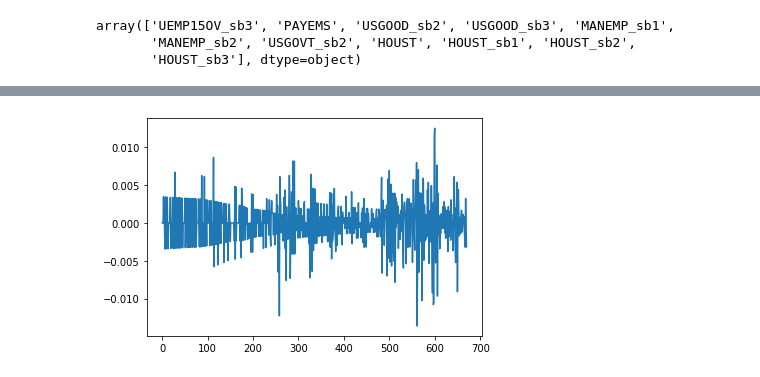
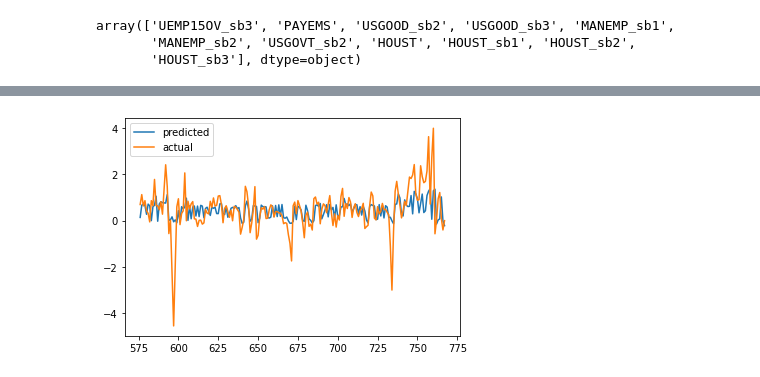
Before and after one commit to danjsabra/CPI_Model, a Jupyter notebook: clean_data.ipynb, the cells around one changed output, grey strips where cells are left out. Cells and saved outputs as stored; diff of their text form; code cells hidden in the pictures.

Commit message:
Predicted deltas

```diff
--- a/clean_data.ipynb
+++ b/clean_data.ipynb
@@ -103,5 +102,9 @@ fig.tight_layout()
-# %%
-plt.plot(range(len(df["CPIULFSL"])), df["CPIULFSL"])
-plt.show()
-# %% [output]
-[figure, removed]
+# %%
+x = l.predict(df)
+start = int(0.75*len(x))
+plt.plot(range(start, len(x)), x[start:], label= 'predicted')
+plt.plot(range(start, len(x)), df['CPIULFSL'].shift(-1).fillna(0)[start:], label='actual')
+plt.legend()
+plt.show()
+# %% [output]
+[figure, added]
```
Also changed, not shown: parts of 4 cells of this notebook, 1 other file.
